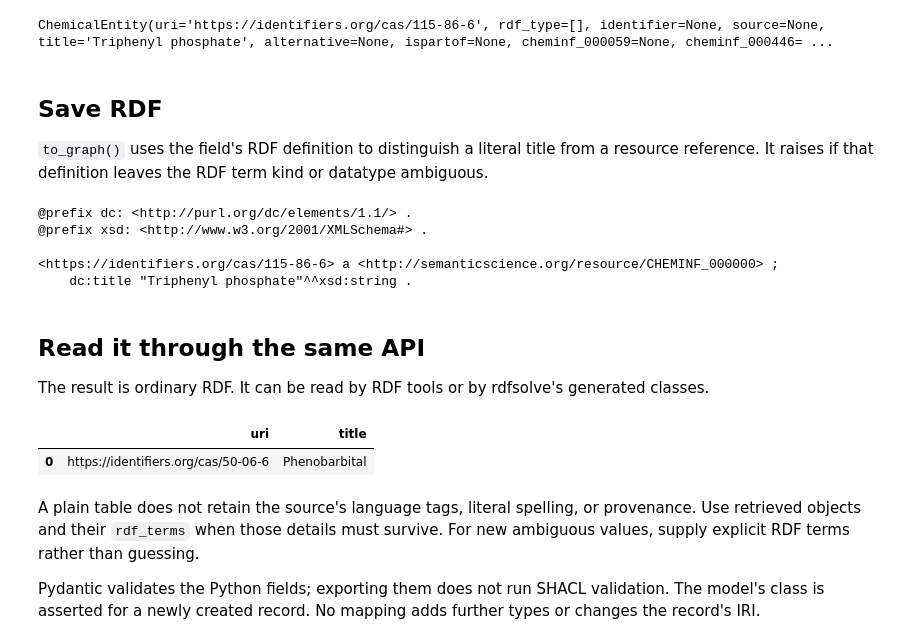
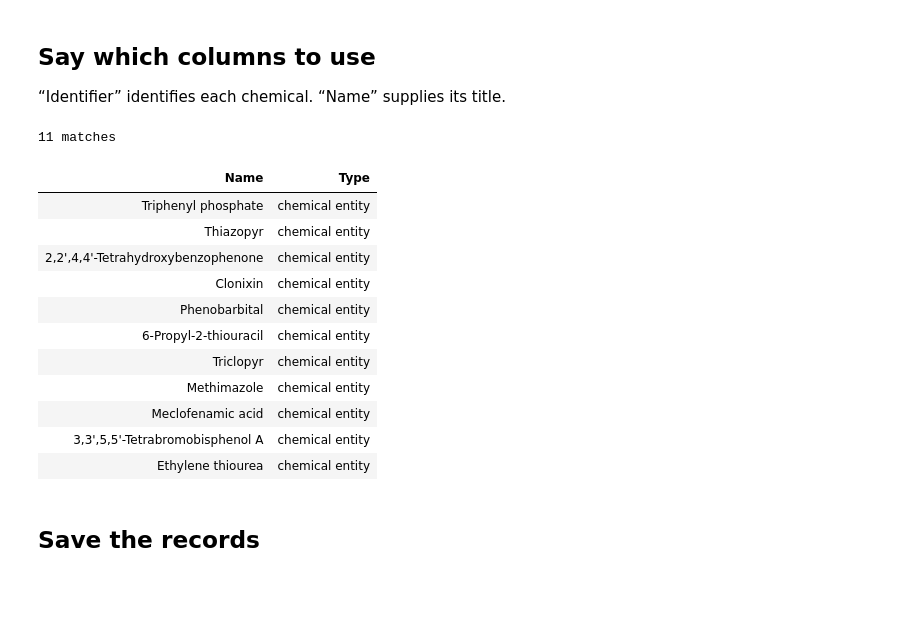
Before and after one commit to jmillanacosta/rdfsolve, a Jupyter notebook: notebooks/SparqlHelper/AOPWiki_table_to_RDF.ipynb, the cells around one changed output. Saved outputs shown, nothing was run; the diff lists cells and outputs as text; code cells hidden in the pictures; blank space fills up the shorter version.

```diff
--- a/notebooks/SparqlHelper/AOPWiki_table_to_RDF.ipynb
+++ b/notebooks/SparqlHelper/AOPWiki_table_to_RDF.ipynb
@@ -37,41 +27,25 @@ Each row states that the IRI is a chemical with this title. We intentionally imp
-# %%
-records = [Chemical(uri=row.uri, title=row.title) for row in table.itertuples()]
-records[0]
-# %% [output]
-ChemicalEntity(uri='https://identifiers.org/cas/115-86-6', rdf_type=[], identifier=None, source=None, title='Triphenyl phosphate', alternative=None, ispartof=None, cheminf_000059=None, cheminf_000446= ...
-# %% [markdown]
-## Save RDF
-
-`to_graph()` uses the field's RDF definition to distinguish a literal title from a resource reference. It raises if that definition leaves the RDF term kind or datatype ambiguous.
-# %%
-graph = Graph()
-for record in records:
-    graph += record.to_graph()
-
-graph.serialize("chemicals-from-table.ttl", format="turtle")
-print(records[0].to_graph().serialize(format="turtle"))
-# %% [output]
-@prefix dc: <http://purl.org/dc/elements/1.1/> .
-@prefix xsd: <http://www.w3.org/2001/XMLSchema#> .
-
-<https://identifiers.org/cas/115-86-6> a <http://semanticscience.org/resource/CHEMINF_000000> ;
-    dc:title "Triphenyl phosphate"^^xsd:string .
-# %% [markdown]
-## Read it through the same API
-
-The result is ordinary RDF. It can be read by RDF tools or by rdfsolve's generated classes.
-# %%
-saved = Graph().parse("chemicals-from-table.ttl", format="turtle")
-with schema.client(saved, graph_uris=[]) as client:
-    found = client.search(client.model("ChemicalEntity"), "Phenobarbital", fields=["title"])
-    display(client.table(found, ["title"]))
-
-assert len(records) == len(table)
-assert set(saved) == set(graph)
-# %% [output]
-|  | uri | title |
-| 0 | https://identifiers.org/cas/50-06-6 | Phenobarbital |
-# %% [markdown]
-A plain table does not retain the source's language tags, literal spelling, or provenance. Use retrieved objects and their `rdf_terms` when those details must survive. For new ambiguous values, supply explicit RDF terms rather than guessing.
-
-Pydantic validates the Python fields; exporting them does not run SHACL validation. The model's class is asserted for a newly created record. No mapping adds further types or changes the record's IRI.
+# %% [markdown]
+## Say which columns to use
+
+“Identifier” identifies each chemical. “Name” supplies its title.
+# %%
+chemicals = data.from_table(
+    "Chemical entity", table, id_column="Identifier", title="Name"
+)
+chemicals
+# %% [output]
+11 matches
+| Name | Type |
+| Triphenyl phosphate | chemical entity |
+| Thiazopyr | chemical entity |
+| 2,2',4,4'-Tetrahydroxybenzophenone | chemical entity |
+| Clonixin | chemical entity |
+| Phenobarbital | chemical entity |
+| 6-Propyl-2-thiouracil | chemical entity |
+| Triclopyr | chemical entity |
+| Methimazole | chemical entity |
+| Meclofenamic acid | chemical entity |
+| 3,3',5,5'-Tetrabromobisphenol A | chemical entity |
+| Ethylene thiourea | chemical entity |
+# %% [markdown]
+## Save the records
```
Also changed, not shown: parts of 9 cells of this notebook, 4 other files.
